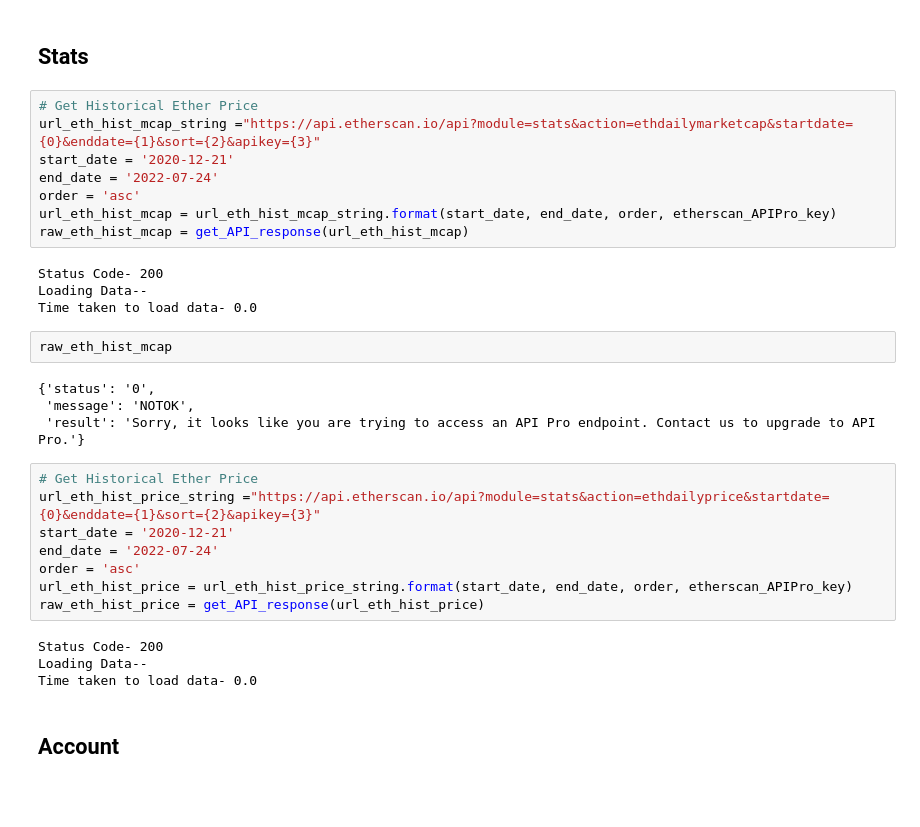
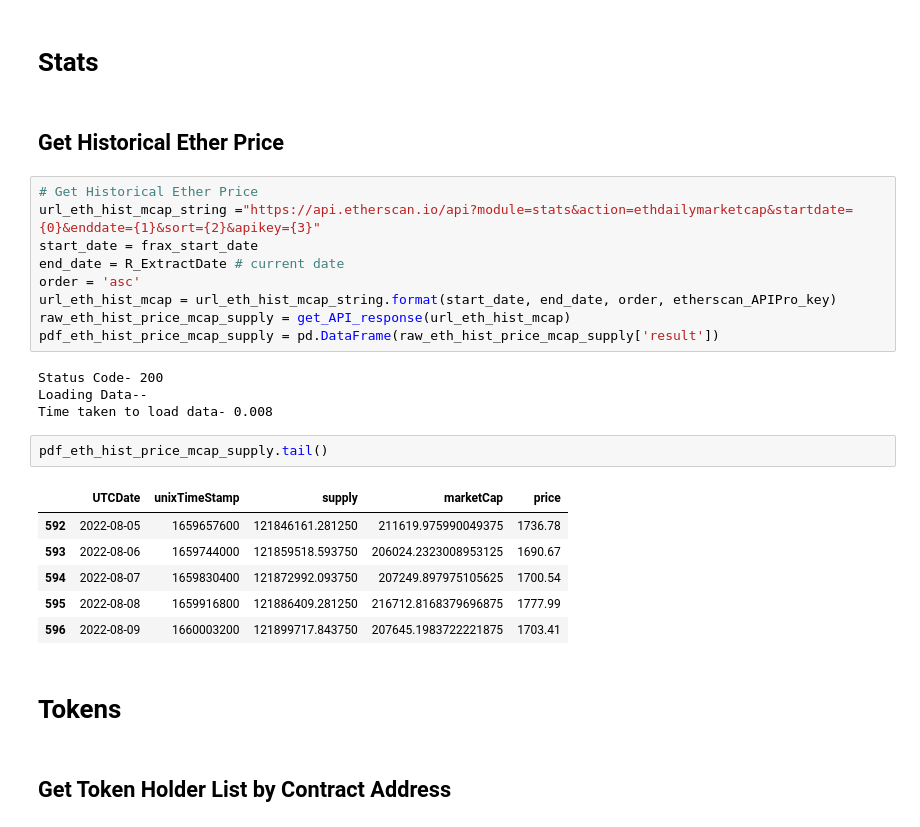
Before and after one commit to rijulizer/FRAX-Finance-Analysis, a Jupyter notebook: load_external_data/Etherscan_API.ipynb, the cells around one changed output. Saved outputs shown, nothing was run; the diff lists cells and outputs as text; blank space fills up the shorter version.

```diff
--- a/load_external_data/Etherscan_API.ipynb
+++ b/load_external_data/Etherscan_API.ipynb
@@ -28,34 +34,30 @@ etherscan_APIPro_key = config['api_key']['etherscan_pro']
 # %% [markdown]
-## Stats
+# Stats
+# %% [markdown]
+## Get Historical Ether Price
 # %%
 # Get Historical Ether Price
 url_eth_hist_mcap_string ="https://api.etherscan.io/api?module=stats&action=ethdailymarketcap&startdate={0}&enddate={1}&sort={2}&apikey={3}"
-start_date = '2020-12-21'
-end_date = '2022-07-24'
+start_date = frax_start_date
+end_date = R_ExtractDate # current date
 order = 'asc'
 url_eth_hist_mcap = url_eth_hist_mcap_string.format(start_date, end_date, order, etherscan_APIPro_key)
-raw_eth_hist_mcap = get_API_response(url_eth_hist_mcap)
+raw_eth_hist_price_mcap_supply = get_API_response(url_eth_hist_mcap)
+pdf_eth_hist_price_mcap_supply = pd.DataFrame(raw_eth_hist_price_mcap_supply['result'])
 # %% [output]
 Status Code- 200
 Loading Data--
-Time taken to load data- 0.0
+Time taken to load data- 0.008
-# %%
-raw_eth_hist_mcap
-# %% [output]
-{'status': '0',
- 'message': 'NOTOK',
- 'result': 'Sorry, it looks like you are trying to access an API Pro endpoint. Contact us to upgrade to API Pro.'}
-# %%
-# Get Historical Ether Price
-url_eth_hist_price_string ="https://api.etherscan.io/api?module=stats&action=ethdailyprice&startdate={0}&enddate={1}&sort={2}&apikey={3}"
-start_date = '2020-12-21'
-end_date = '2022-07-24'
-order = 'asc'
-url_eth_hist_price = url_eth_hist_price_string.format(start_date, end_date, order, etherscan_APIPro_key)
-raw_eth_hist_price = get_API_response(url_eth_hist_price)
-# %% [output]
-Status Code- 200
-Loading Data--
-Time taken to load data- 0.0
+# %%
+pdf_eth_hist_price_mcap_supply.tail()
+# %% [output]
+|  | UTCDate | unixTimeStamp | supply | marketCap | price |
+| 592 | 2022-08-05 | 1659657600 | 121846161.281250 | 211619.975990049375 | 1736.78 |
+| 593 | 2022-08-06 | 1659744000 | 121859518.593750 | 206024.2323008953125 | 1690.67 |
+| 594 | 2022-08-07 | 1659830400 | 121872992.093750 | 207249.897975105625 | 1700.54 |
+| 595 | 2022-08-08 | 1659916800 | 121886409.281250 | 216712.8168379696875 | 1777.99 |
+| 596 | 2022-08-09 | 1660003200 | 121899717.843750 | 207645.1983722221875 | 1703.41 |
 # %% [markdown]
-## Account
+# Tokens
+# %% [markdown]
+## Get Token Holder List by Contract Address
```
Also changed, not shown: parts of 39 cells of this notebook, 4 other files.
